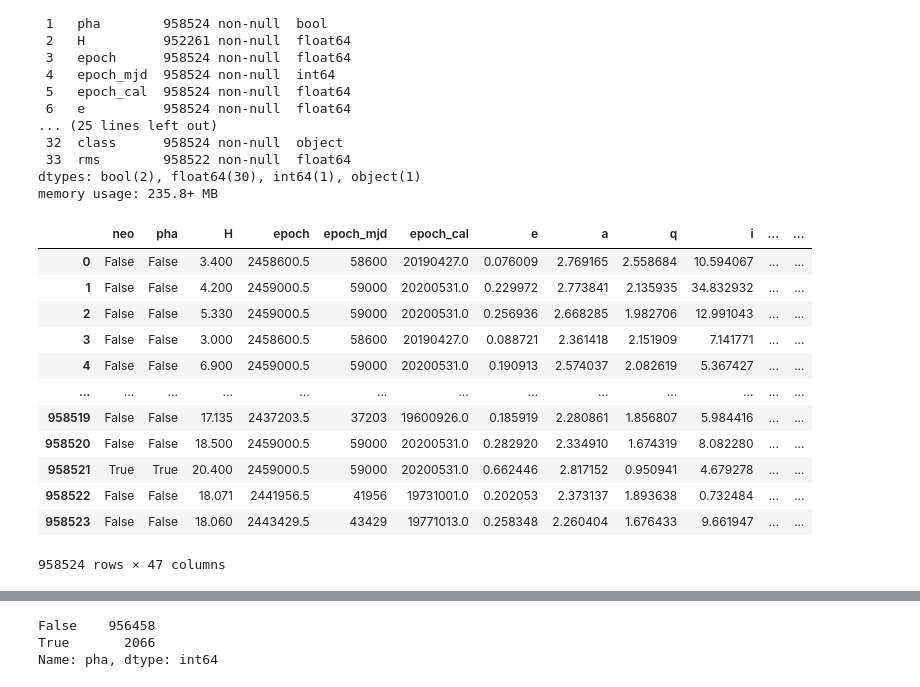
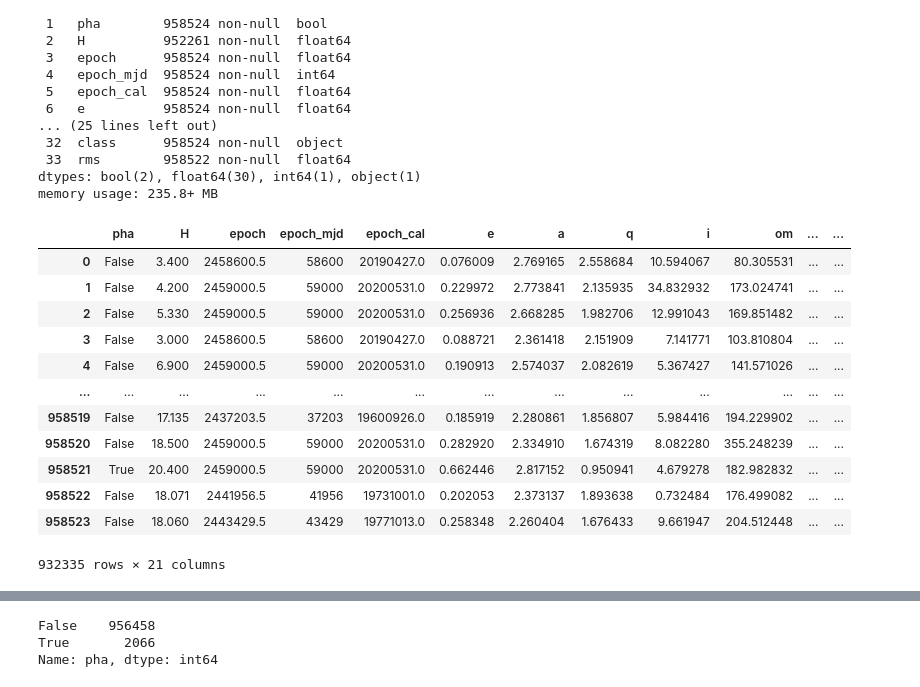
Before and after one commit to davidyangnyc/data119_midterm, a Jupyter notebook: Midterm_David.ipynb, the cells around one changed output, grey strips where cells are left out. Saved outputs shown, nothing was run; the diff lists cells and outputs as text; code cells hidden in the pictures.

```diff
--- a/Midterm_David.ipynb
+++ b/Midterm_David.ipynb
@@ -126,6 +97,7 @@ memory usage: 316.3+ MB
 # %%
 cleaned_data = df.drop(columns=["id", "spkid", "full_name", "pdes", "name", "prefix", "diameter", "albedo", "diameter_sigma",
-                                "orbit_id", "equinox"])
+                                "orbit_id", "equinox", 'sigma_e', 'sigma_a', 'sigma_q', 'sigma_i', 'sigma_om',
+                                'sigma_w', 'sigma_ma', 'sigma_ad', 'sigma_n', 'sigma_tp', 'sigma_per'])
 cleaned_data
 # %% [output]
 |  | neo | pha | H | epoch | epoch_mjd | epoch_cal | e | a | q | i | ... | ... |
@@ -143,0 +125,8 @@ cleaned_data
+# %%
+cleaned_data = cleaned_data[cleaned_data['H'].notna()]
+cleaned_data = cleaned_data[cleaned_data['moid'].notna()]
+cleaned_data = cleaned_data[cleaned_data['ma'].notna()]
+cleaned_data = cleaned_data[cleaned_data['ad'].notna()]
+cleaned_data = cleaned_data[cleaned_data['rms'].notna()]
+cleaned_data[['neo', 'pha', 'class']] = cleaned_data[['neo', 'pha', 'class']].astype('category')
+cleaned_data.isna().sum()
@@ -171,23 +199,23 @@ Data columns (total 34 columns):
 dtypes: bool(2), float64(30), int64(1), object(1)
 memory usage: 235.8+ MB
 # %%
-dummies = pd.get_dummies(cleaned_data['class'])
-cleaned_data = pd.concat([cleaned_data, dummies], axis=1)
+dummies = pd.get_dummies(cleaned_data[['class', "neo"]])
+cleaned_data.drop(columns=["class", "neo"], inplace=True)
 cleaned_data
 # %% [output]
-|  | neo | pha | H | epoch | epoch_mjd | epoch_cal | e | a | q | i | ... | ... |
-| 0 | False | False | 3.400 | 2458600.5 | 58600 | 20190427.0 | 0.076009 | 2.769165 | 2.558684 | 10.594067 | ... | ... |
-| 1 | False | False | 4.200 | 2459000.5 | 59000 | 20200531.0 | 0.229972 | 2.773841 | 2.135935 | 34.832932 | ... | ... |
-| 2 | False | False | 5.330 | 2459000.5 | 59000 | 20200531.0 | 0.256936 | 2.668285 | 1.982706 | 12.991043 | ... | ... |
-| 3 | False | False | 3.000 | 2458600.5 | 58600 | 20190427.0 | 0.088721 | 2.361418 | 2.151909 | 7.141771 | ... | ... |
-| 4 | False | False | 6.900 | 2459000.5 | 59000 | 20200531.0 | 0.190913 | 2.574037 | 2.082619 | 5.367427 | ... | ... |
+|  | pha | H | epoch | epoch_mjd | epoch_cal | e | a | q | i | om | ... | ... |
+| 0 | False | 3.400 | 2458600.5 | 58600 | 20190427.0 | 0.076009 | 2.769165 | 2.558684 | 10.594067 | 80.305531 | ... | ... |
+| 1 | False | 4.200 | 2459000.5 | 59000 | 20200531.0 | 0.229972 | 2.773841 | 2.135935 | 34.832932 | 173.024741 | ... | ... |
+| 2 | False | 5.330 | 2459000.5 | 59000 | 20200531.0 | 0.256936 | 2.668285 | 1.982706 | 12.991043 | 169.851482 | ... | ... |
+| 3 | False | 3.000 | 2458600.5 | 58600 | 20190427.0 | 0.088721 | 2.361418 | 2.151909 | 7.141771 | 103.810804 | ... | ... |
+| 4 | False | 6.900 | 2459000.5 | 59000 | 20200531.0 | 0.190913 | 2.574037 | 2.082619 | 5.367427 | 141.571026 | ... | ... |
 | ... | ... | ... | ... | ... | ... | ... | ... | ... | ... | ... | ... | ... |
-| 958519 | False | False | 17.135 | 2437203.5 | 37203 | 19600926.0 | 0.185919 | 2.280861 | 1.856807 | 5.984416 | ... | ... |
-| 958520 | False | False | 18.500 | 2459000.5 | 59000 | 20200531.0 | 0.282920 | 2.334910 | 1.674319 | 8.082280 | ... | ... |
-| 958521 | True | True | 20.400 | 2459000.5 | 59000 | 20200531.0 | 0.662446 | 2.817152 | 0.950941 | 4.679278 | ... | ... |
-| 958522 | False | False | 18.071 | 2441956.5 | 41956 | 19731001.0 | 0.202053 | 2.373137 | 1.893638 | 0.732484 | ... | ... |
-| 958523 | False | False | 18.060 | 2443429.5 | 43429 | 19771013.0 | 0.258348 | 2.260404 | 1.676433 | 9.661947 | ... | ... |
+| 958519 | False | 17.135 | 2437203.5 | 37203 | 19600926.0 | 0.185919 | 2.280861 | 1.856807 | 5.984416 | 194.229902 | ... | ... |
+| 958520 | False | 18.500 | 2459000.5 | 59000 | 20200531.0 | 0.282920 | 2.334910 | 1.674319 | 8.082280 | 355.248239 | ... | ... |
+| 958521 | True | 20.400 | 2459000.5 | 59000 | 20200531.0 | 0.662446 | 2.817152 | 0.950941 | 4.679278 | 182.982832 | ... | ... |
+| 958522 | False | 18.071 | 2441956.5 | 41956 | 19731001.0 | 0.202053 | 2.373137 | 1.893638 | 0.732484 | 176.499082 | ... | ... |
+| 958523 | False | 18.060 | 2443429.5 | 43429 | 19771013.0 | 0.258348 | 2.260404 | 1.676433 | 9.661947 | 204.512448 | ... | ... |
-958524 rows × 47 columns
+932335 rows × 21 columns
 # %%
 from sklearn.model_selection import train_test_split
 from sklearn.preprocessing import StandardScaler
```
Also changed, not shown: parts of 28 cells of this notebook.
